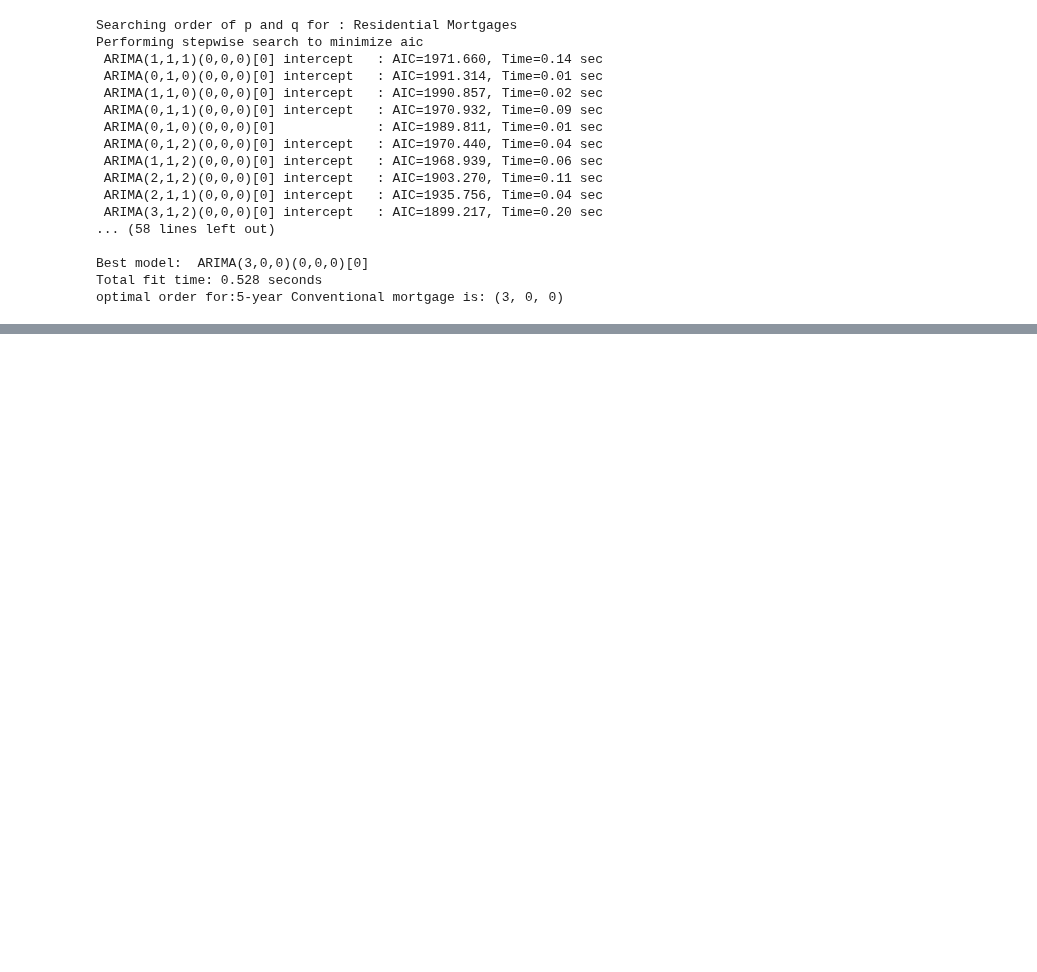
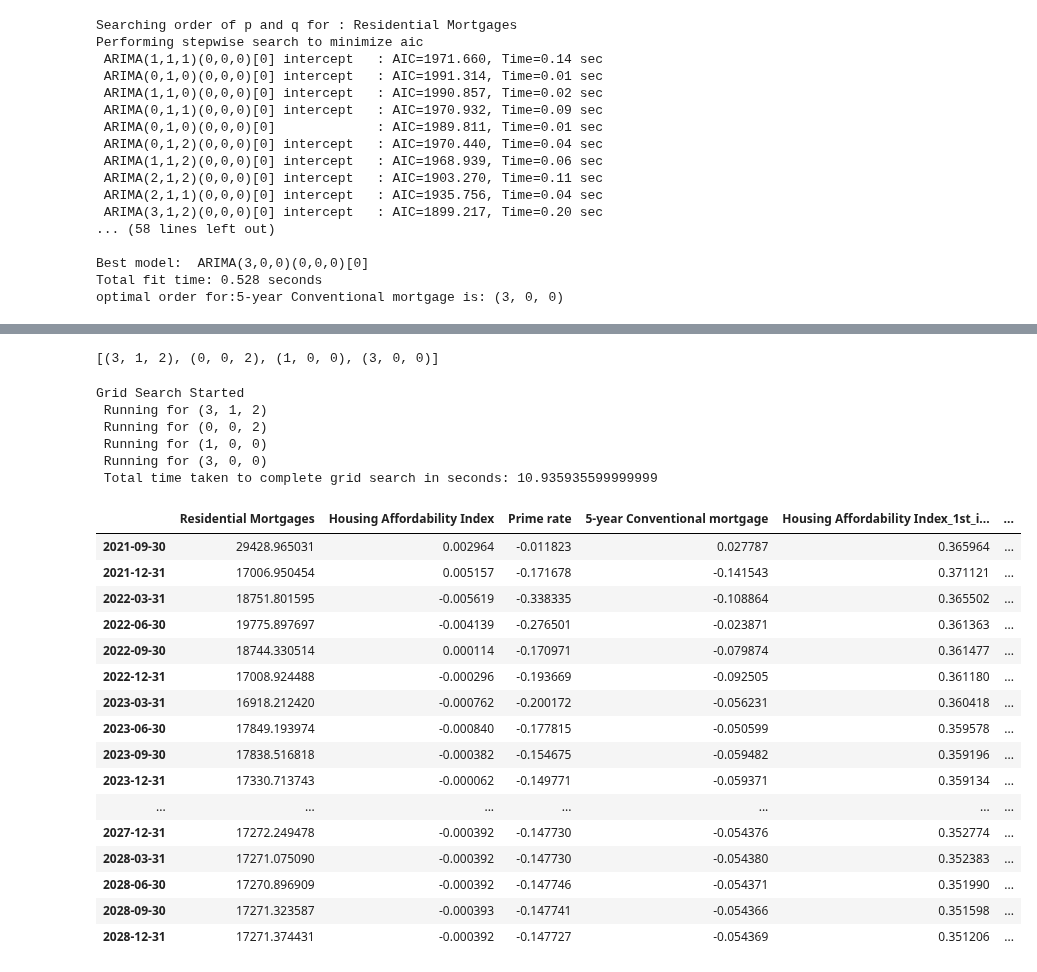
Before and after one commit to benjaminweymouth/Housing-Market-Forecasting-Time-Series-Analysis, a Jupyter notebook: Python Code/VARMA with Auto Arima.ipynb, the cells around one changed output, grey strips where cells are left out. Drawn from its saved outputs; the diff is of its cells as text; code cells hidden in the pictures; blank space fills up the shorter version.

Commit message:
Multivariate VARMA Auto ARIMA

```diff
--- a/Python Code/VARMA with Auto Arima.ipynb
+++ b/Python Code/VARMA with Auto Arima.ipynb
@@ -691,0 +592,4 @@ NameError: name 'df_forecast' is not defined
+# %%
+pq
+# %% [output]
+[(3, 1, 2), (0, 0, 2), (1, 0, 0), (3, 0, 0)]
@@ -691,0 +604,43 @@ NameError: name 'df_forecast' is not defined
+# %%
+df_results_moni = pd.DataFrame(columns=['p', 'q','RMSE Residential Mortgages','RMSE Housing Affordability Index','RMSE Prime rate','RMSE 5-year Conventional mortgage'])
+print('Grid Search Started')
+start = timer()
+for i in pq:
+    if i[0]== 0 and i[2] ==0:
+        pass
+    else:
+        print(f' Running for {i}')
+        model = VARMAX(train_diff[['Residential Mortgages', 'Housing Affordability Index', 'Prime rate',
+       '5-year Conventional mortgage'  ]], order=(i[0],i[2])).fit( disp=False)
+        result = model.forecast(steps = 30)
+        inv_res = inverse_diff(df, result)
+        df_results_moni = df_results_moni.append({'p': i[0], 'q': i[2], }, ignore_index=True)
+end = timer()
+print(f' Total time taken to complete grid search in seconds: {(end - start)}')
+# %% [output]
+Grid Search Started
+ Running for (3, 1, 2)
+ Running for (0, 0, 2)
+ Running for (1, 0, 0)
+ Running for (3, 0, 0)
+ Total time taken to complete grid search in seconds: 10.935935599999999
+# %%
+inv_res
+# %% [output]
+|  | Residential Mortgages | Housing Affordability Index | Prime rate | 5-year Conventional mortgage | Housing Affordability Index_1st_i... | ... |
+| 2021-09-30 | 29428.965031 | 0.002964 | -0.011823 | 0.027787 | 0.365964 | ... |
+| 2021-12-31 | 17006.950454 | 0.005157 | -0.171678 | -0.141543 | 0.371121 | ... |
+| 2022-03-31 | 18751.801595 | -0.005619 | -0.338335 | -0.108864 | 0.365502 | ... |
+| 2022-06-30 | 19775.897697 | -0.004139 | -0.276501 | -0.023871 | 0.361363 | ... |
+| 2022-09-30 | 18744.330514 | 0.000114 | -0.170971 | -0.079874 | 0.361477 | ... |
+| 2022-12-31 | 17008.924488 | -0.000296 | -0.193669 | -0.092505 | 0.361180 | ... |
+| 2023-03-31 | 16918.212420 | -0.000762 | -0.200172 | -0.056231 | 0.360418 | ... |
+| 2023-06-30 | 17849.193974 | -0.000840 | -0.177815 | -0.050599 | 0.359578 | ... |
+| 2023-09-30 | 17838.516818 | -0.000382 | -0.154675 | -0.059482 | 0.359196 | ... |
+| 2023-12-31 | 17330.713743 | -0.000062 | -0.149771 | -0.059371 | 0.359134 | ... |
+| ... | ... | ... | ... | ... | ... | ... |
+| 2027-12-31 | 17272.249478 | -0.000392 | -0.147730 | -0.054376 | 0.352774 | ... |
+| 2028-03-31 | 17271.075090 | -0.000392 | -0.147730 | -0.054380 | 0.352383 | ... |
+| 2028-06-30 | 17270.896909 | -0.000392 | -0.147746 | -0.054371 | 0.351990 | ... |
+| 2028-09-30 | 17271.323587 | -0.000393 | -0.147741 | -0.054366 | 0.351598 | ... |
+| 2028-12-31 | 17271.374431 | -0.000392 | -0.147727 | -0.054369 | 0.351206 | ... |
```
Also changed, not shown: parts of 15 cells of this notebook.
